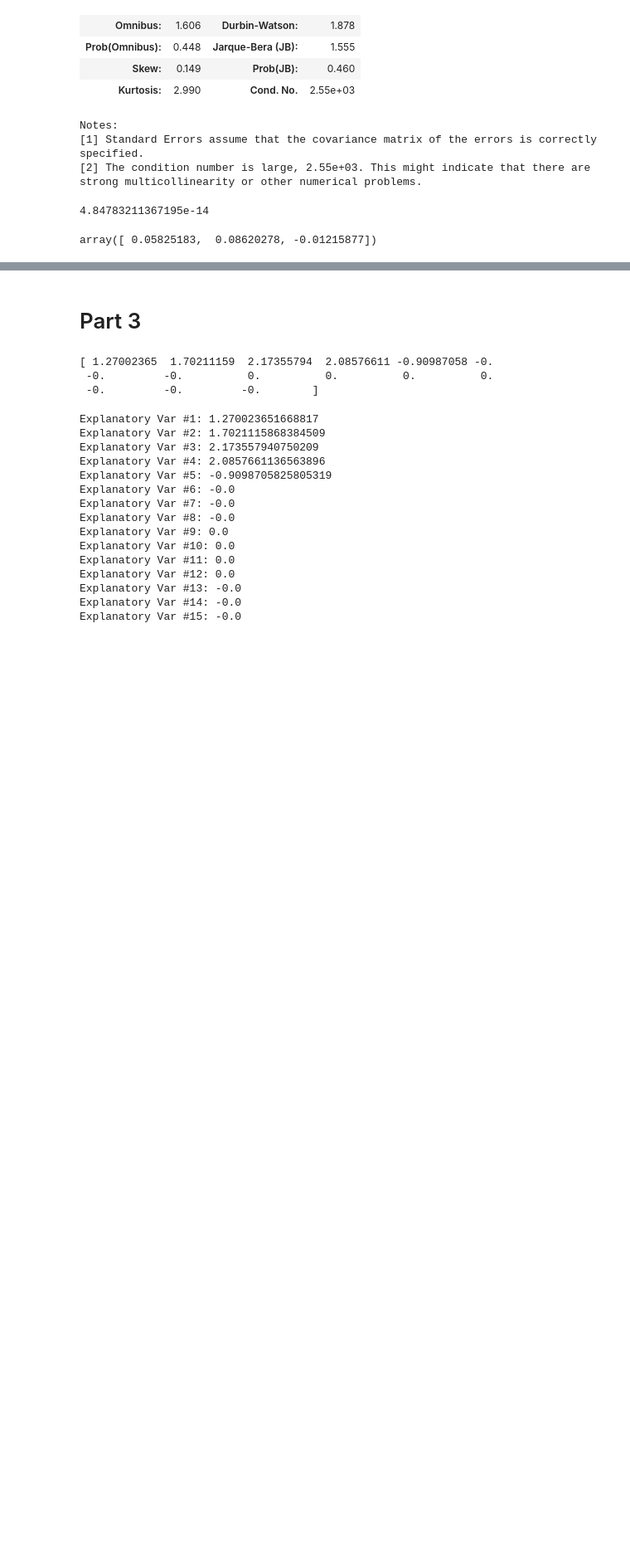
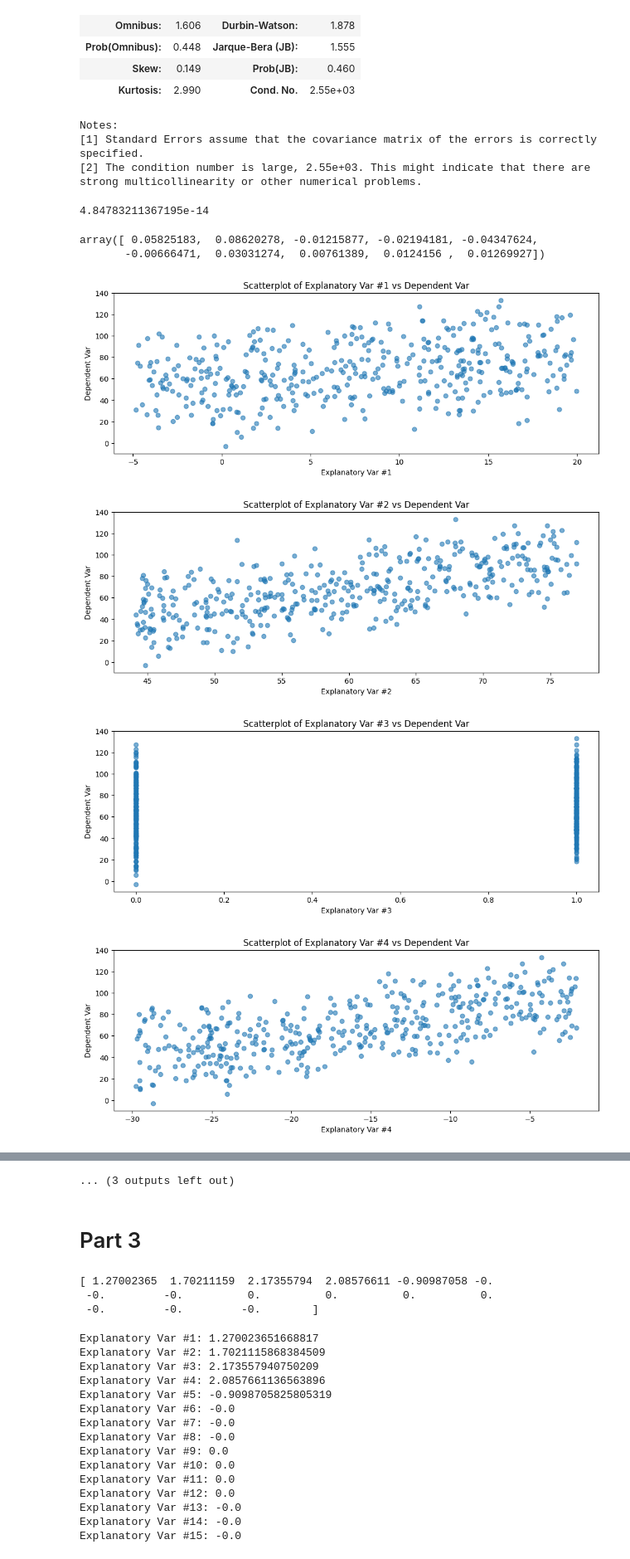
Before and after one commit to lilfakeS/MBAN5110_group, a Jupyter notebook: Assignment1.ipynb, the cells around one changed output, grey strips where cells are left out. Shown at 83% size. Cells and saved outputs as stored; diff of their text form; code cells hidden in the pictures; blank space fills up the shorter version.

```diff
--- a/Assignment1.ipynb
+++ b/Assignment1.ipynb
@@ -161,7 +163,22 @@ std_dev_residuals_gls
 4.84783211367195e-14
 # %%
 # Autocorrelation for GLS
-autocorrelation_values_gls = acf(residuals_gls, nlags=3, fft=False)[1:]
+autocorrelation_values_gls = acf(residuals_gls, nlags=10, fft=False)[1:]
 autocorrelation_values_gls
 # %% [output]
-array([ 0.05825183,  0.08620278, -0.01215877])
+array([ 0.05825183,  0.08620278, -0.01215877, -0.02194181, -0.04347624,
+       -0.00666471,  0.03031274,  0.00761389,  0.0124156 ,  0.01269927])
+# %%
+# For each explanatory variable, plot a scatterplot against the dependent variable
+for column in explanatory_vars.columns[1:]:  # excluding the constant
+    plt.figure(figsize=(12, 4))
+    plt.scatter(explanatory_vars[column], dependent_var, alpha=0.6)
+    plt.title(f'Scatterplot of {column} vs Dependent Var')
+    plt.xlabel(column)
+    plt.ylabel('Dependent Var')
+    plt.show()
+# %% [output]
+[figure, added]
+[figure, added]
+[figure, added]
+[figure, added]
@@ -168,3 +193,4 @@ array([ 0.05825183,  0.08620278, -0.01215877])
+... (3 outputs left out)
 # %% [markdown]
 # Part 3
 # %%
```
Also changed, not shown: parts of 6 cells of this notebook.
